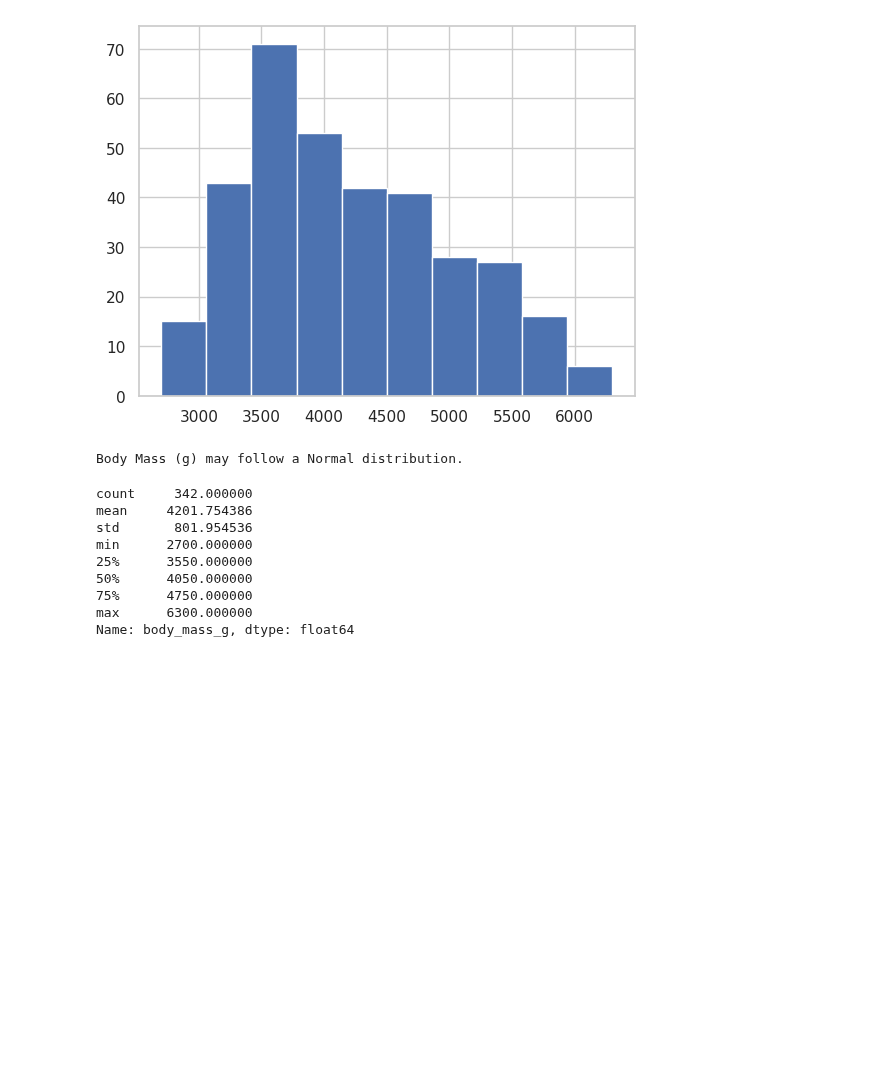
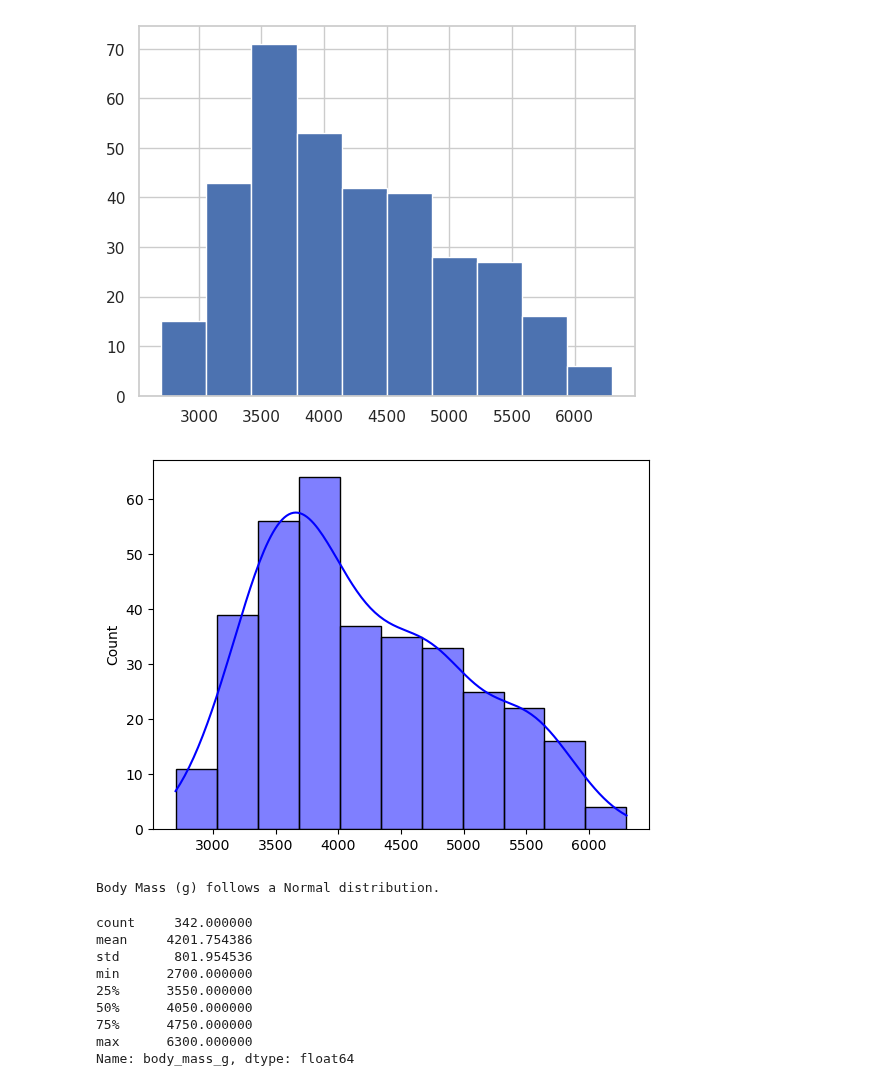
Before and after one commit to nurbujang/fundaw23, a Jupyter notebook: tasks.ipynb, the cells around one changed output. Cells and saved outputs as stored; diff of their text form; code cells hidden in the pictures; blank space fills up the shorter version.

```diff
--- a/tasks.ipynb
+++ b/tasks.ipynb
@@ -343,16 +506,29 @@ df['body_mass_g'].hist()
 # %% [output]
 <Axes: >
 [figure]
+# %%
+# OR
+
+body_mass_g_array = df['body_mass_g'].values
+# print(body_mass_g_array)
+
+# Create a histogram and plot the fitted normal distribution
+sns.histplot(body_mass_g_array, kde=True, color='blue', label='Data')
+plt.show()
+
+# Output: looks like a skewed distribution
+# %% [output]
+[figure, added]
 # %%
 # Check for normality using Shapiro-Wilk test
 body_mass_normal = shapiro(df["body_mass_g"])
 
 if body_mass_normal.pvalue > 0.05: # DOUBLE CHECK
-    print("Body Mass (g) may follow a Normal distribution.")
+    print("Body Mass (g) follows a Normal distribution.")
 else:
     print("Body Mass (g) does not follow a Normal distribution.")
 # %% [output]
-Body Mass (g) may follow a Normal distribution.
+Body Mass (g) follows a Normal distribution.
 # %%
 # Try normal distribution
 
```
Also changed, not shown: parts of 19 cells of this notebook.
